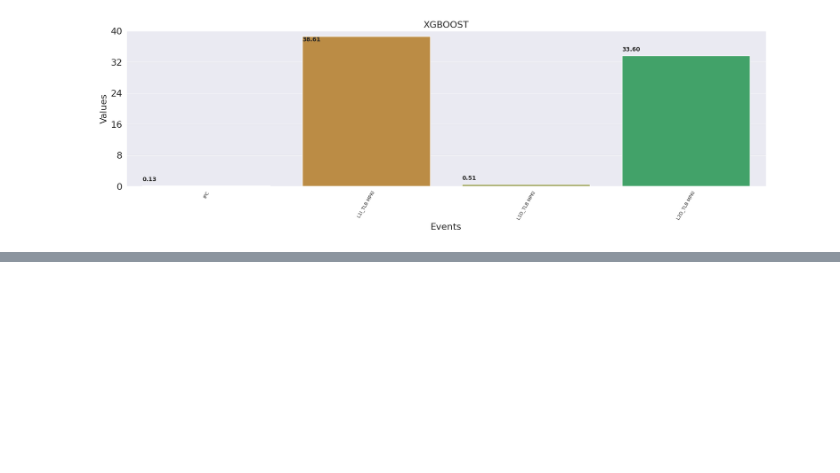
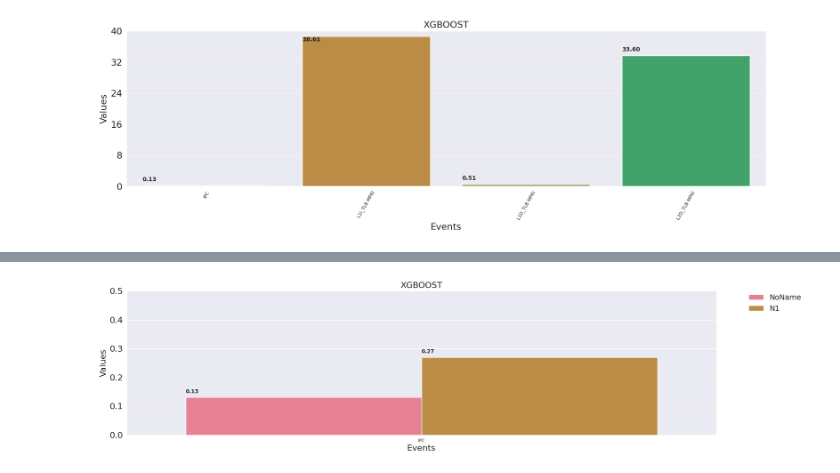
Before and after one commit to cyb70289/spa, a Jupyter notebook: lib/spa_topdown.ipynb, the cells around one changed output, grey strips where cells are left out. Saved outputs shown, nothing was run; the diff lists cells and outputs as text; code cells hidden in the pictures; blank space fills up the shorter version.

```diff
--- a/lib/spa_topdown.ipynb
+++ b/lib/spa_topdown.ipynb
@@ -57,0 +35,4 @@ print(df[["Events", "Values", "Values_list"]])
+# %%
+df_v1 = pd.read_csv(result)
+
+print(df_v1[["Events", "Values", "Values_list"]])
@@ -116,0 +123,8 @@ plot_metrics('Events == "IPC" or Events == "L2D_TLB MPKI" or Events == "L1I_TLB
+# %%
+df_total = pd.concat([df_v1, df_n1])
+# %%
+df_total_new = df_total.query('Events == "IPC"')
+ax, tmp = a.graph('Events', 'Values',key_cols=["Names"], do_not_sort = True,
+                  title = ('XGBOOST IPC Copmarison N1 vs V1'), xlabel='Events',ylabel='Values' , label = True, data = df_total_new, kind = 'bar')
+# %% [output]
+[figure, added]
```
Also changed, not shown: parts of 10 cells of this notebook.
